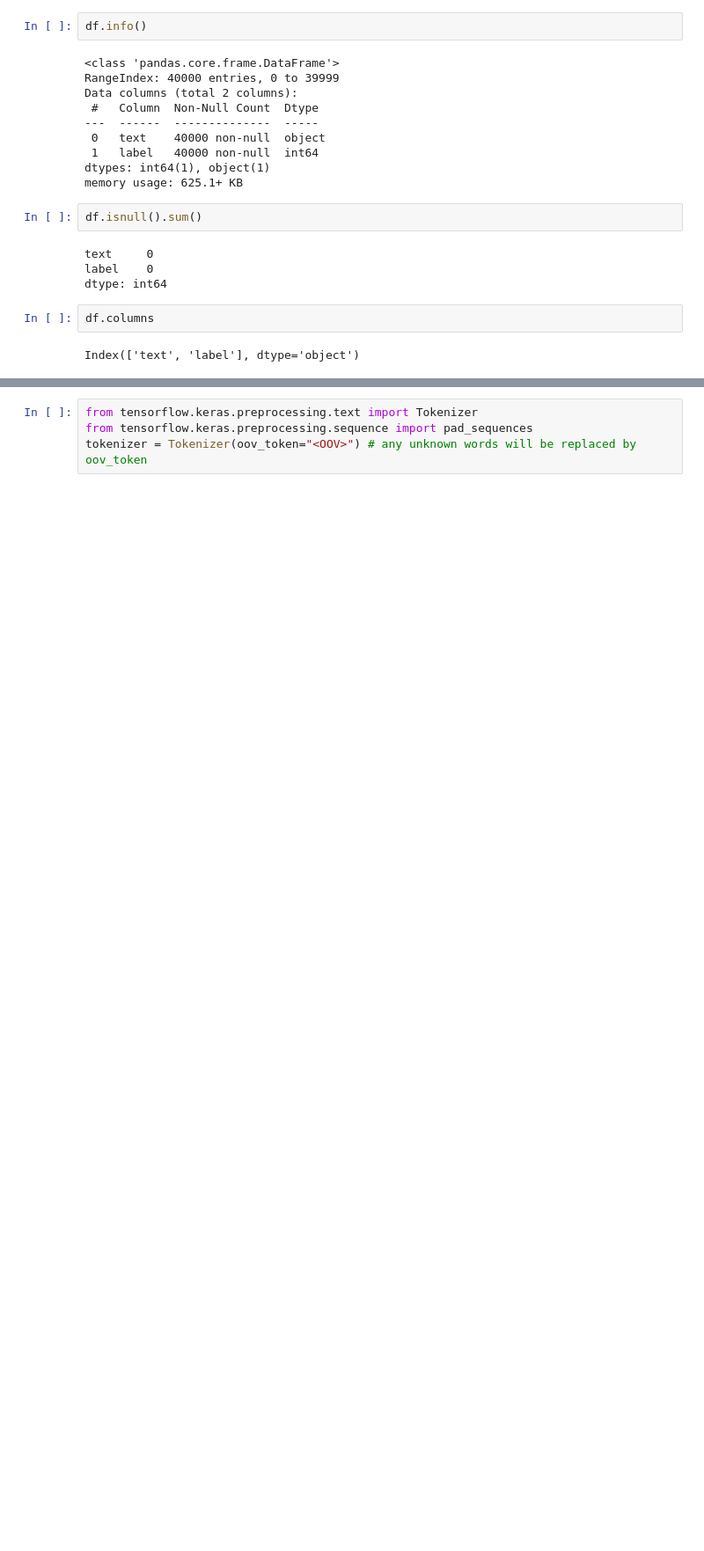
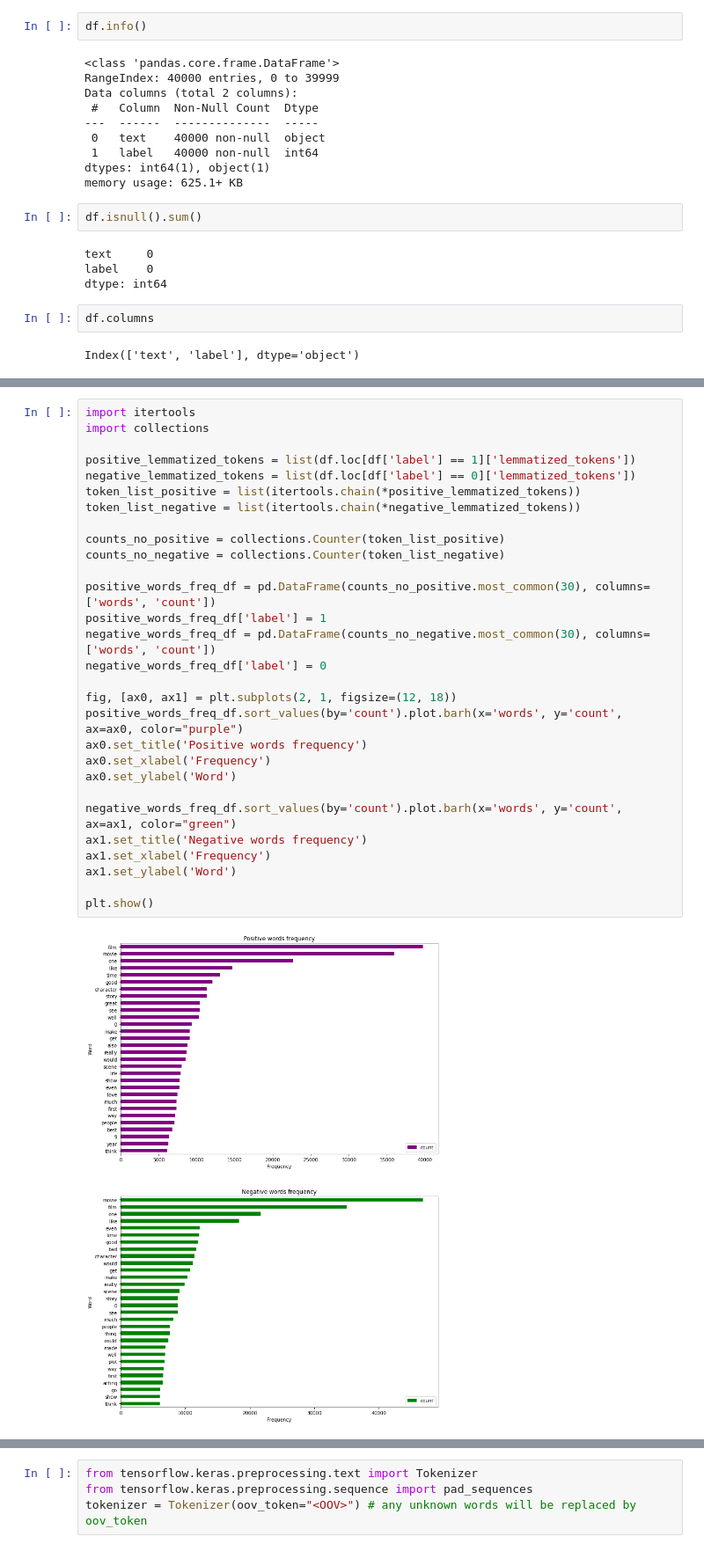
Before and after one commit to Renua-Meireles/sentiment-analisys-with-MLP, a Jupyter notebook: MLP_Sentiment_Analysis_(PIBIC_2021).ipynb, the cells around one changed output, grey strips where cells are left out. Shown at 88% size. Drawn from its saved outputs; the diff is of its cells as text; blank space fills up the shorter version.

```diff
--- a/MLP_Sentiment_Analysis_(PIBIC_2021).ipynb
+++ b/MLP_Sentiment_Analysis_(PIBIC_2021).ipynb
@@ -102,0 +134,31 @@ print(len(cleaned_unique_words))
+# %%
+import itertools
+import collections
+
+positive_lemmatized_tokens = list(df.loc[df['label'] == 1]['lemmatized_tokens'])
+negative_lemmatized_tokens = list(df.loc[df['label'] == 0]['lemmatized_tokens'])
+token_list_positive = list(itertools.chain(*positive_lemmatized_tokens))
+token_list_negative = list(itertools.chain(*negative_lemmatized_tokens))
+
+counts_no_positive = collections.Counter(token_list_positive)
+counts_no_negative = collections.Counter(token_list_negative)
+
+positive_words_freq_df = pd.DataFrame(counts_no_positive.most_common(30), columns=['words', 'count'])
+positive_words_freq_df['label'] = 1
+negative_words_freq_df = pd.DataFrame(counts_no_negative.most_common(30), columns=['words', 'count'])
+negative_words_freq_df['label'] = 0
+
+fig, [ax0, ax1] = plt.subplots(2, 1, figsize=(12, 18))
+positive_words_freq_df.sort_values(by='count').plot.barh(x='words', y='count', ax=ax0, color="purple")
+ax0.set_title('Positive words frequency')
+ax0.set_xlabel('Frequency')
+ax0.set_ylabel('Word')
+
+negative_words_freq_df.sort_values(by='count').plot.barh(x='words', y='count', ax=ax1, color="green")
+ax1.set_title('Negative words frequency')
+ax1.set_xlabel('Frequency')
+ax1.set_ylabel('Word')
+
+plt.show()
+# %% [output]
+[figure, added]
```
Also changed, not shown: parts of 38 cells of this notebook.
